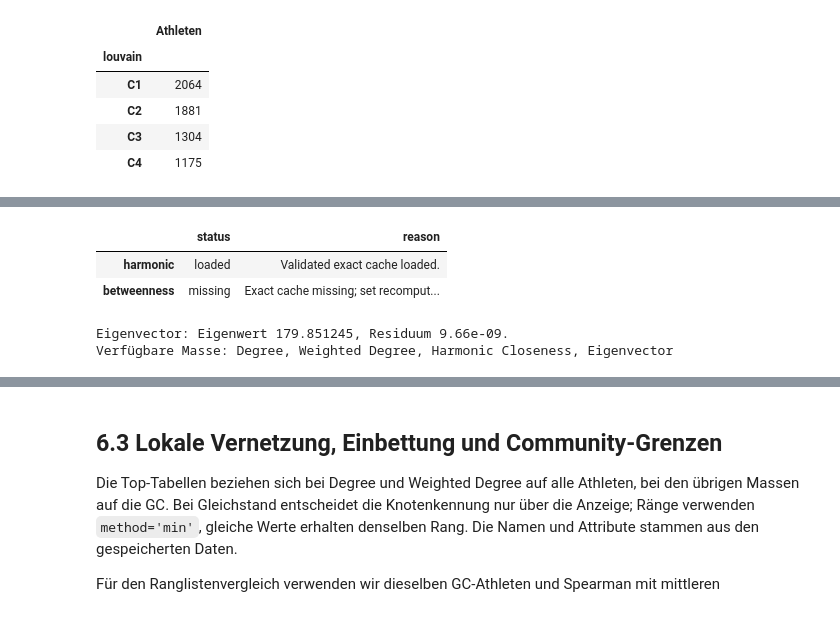
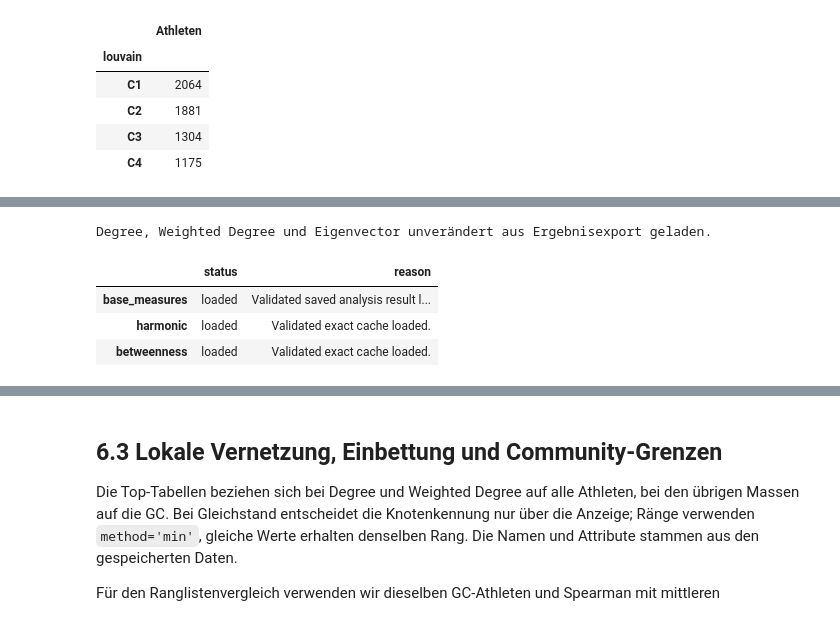
Before and after one commit to damiansze/Athletes-Network, a Jupyter notebook: Notebooks/05_zentralitaet.ipynb, the cells around one changed output, grey strips where cells are left out. Saved outputs shown, nothing was run; the diff lists cells and outputs as text; code cells hidden in the pictures.

```diff
--- a/Notebooks/05_zentralitaet.ipynb
+++ b/Notebooks/05_zentralitaet.ipynb
@@ -33,7 +33,7 @@ PROJECT_ROOT = Path.cwd() if (Path.cwd() / 'data').exists() else Path.cwd().pare
 sys.path.insert(0, str(PROJECT_ROOT / 'Notebooks'))
 from centrality_utils import (
     load_work_graph, graph_metadata, expensive_centrality,
-    group_centrality, monadic_permutation_tests,
+    group_centrality, monadic_permutation_tests, load_analysis_result,
 )
 
 NETWORK_DIR = PROJECT_ROOT / 'data/processed/networks'
@@ -43,8 +43,8 @@ REPORT_DIR = PROJECT_ROOT / 'Report/graphics'
 WORK_THRESHOLD = 2
 EXPECTED_GC_SIZE = 12_709
 RECOMPUTE_EXPENSIVE = False
-# Bei einer gezielten Neuberechnung z.B. nur ('harmonic',) auswählen.
-EXPENSIVE_MEASURES = ('harmonic', 'betweenness')
+# Nur das gewählte fehlende Mass neu berechnen; Standardlauf lädt beide Caches.
+EXPENSIVE_MEASURES = ('betweenness',)
 N_PERMUTATIONS, SEED, ALPHA = 9_999, 42, 0.05
 COLOR, MUTED = '#367da2', '#a3a29d'
 COMMUNITY_COLORS = {'C1': '#8cb900', 'C2': '#eb6834', 'C3': '#1baf7a', 'C4': '#c13a8a'}
@@ -168,40 +175,71 @@ damit keine vollständige $n\times n$-Distanzmatrix im Speicher liegen muss.
 # %%
 actors = athletes.copy()
-actors['degree'] = pd.Series(dict(G_work.degree())).reindex(actors.index).astype('int64')
-actors['degree_centrality'] = actors['degree'] / (len(G_work) - 1)
-actors['weighted_degree'] = pd.Series(dict(G_work.degree(weight='weight'))).reindex(actors.index)
+gc_order = sorted(G_gc)
+work_metadata = graph_metadata(G_work, source_sha256, WORK_THRESHOLD, population='all_nodes')
+gc_metadata = graph_metadata(G_gc, source_sha256, WORK_THRESHOLD, population='giant_component')
+base_columns = ['degree', 'degree_centrality', 'weighted_degree', 'eigenvector']
+cached_actors, base_status, previous_metadata = load_analysis_result(
+    RESULT_DIR / 'actor_centralities.parquet', work_metadata,
+    required_columns=[*base_columns, 'in_gc'],
+)
+if cached_actors is not None:
+    try:
+        assert set(cached_actors.index) == set(actors.index)
+        cached_actors = cached_actors.reindex(actors.index)
+        assert cached_actors['in_gc'].eq(actors['in_gc']).all()
+        local_values = cached_actors[['degree', 'degree_centrality', 'weighted_degree']].to_numpy(dtype=float)
+        assert np.isfinite(local_values).all() and (local_values >= 0).all()
+        assert (cached_actors['degree'] <= len(G_work) - 1).all()
+        assert (cached_actors['degree'] == np.floor(cached_actors['degree'])).all()
+        assert np.allclose(cached_actors['degree_centrality'], cached_actors['degree'] / (len(G_work) - 1))
+        assert (cached_actors['weighted_degree'] >= WORK_THRESHOLD * cached_actors['degree']).all()
+        eigenvector = cached_actors.loc[gc_order, 'eigenvector'].to_numpy(dtype=float)
+        assert np.isfinite(eigenvector).all() and (eigenvector > 0).all()
+        assert np.isclose(np.linalg.norm(eigenvector), 1)
+        assert cached_actors.loc[~actors['in_gc'], 'eigenvector'].isna().all()
+        eigen_residual = float(previous_metadata['eigenvector_residual'])
+        assert np.isfinite(eigen_residual) and eigen_residual < 1e-7
+        assert previous_metadata['normalizations']['eigenvector'] == 'GC unweighted adjacency; L2=1; scipy eigsh LA tol=1e-10'
+    except (AssertionError, KeyError, TypeError, ValueError) as error:
+        cached_actors = None
+        base_status = {'status': 'invalid', 'reason': f'Basismasse nicht wiederverwendbar: {error}'}
 
-# Symmetrische, ungewichtete Adjazenzmatrix; fester Startvektor macht eigsh reproduzierbar.
-gc_order = sorted(G_gc)
-adjacency = nx.to_scipy_sparse_array(G_gc, nodelist=gc_order, weight=None, dtype=float, format='csr')
-eigenvalue, eigenvectors = eigsh(adjacency, k=1, which='LA',
-                                 v0=np.ones(len(gc_order)), tol=1e-10)
-eigenvector = eigenvectors[:, 0]
-if eigenvector.sum() < 0:
-    eigenvector *= -1
-assert (eigenvector > 0).all() and np.isclose(np.linalg.norm(eigenvector), 1)
-eigen_residual = np.linalg.norm(adjacency @ eigenvector - eigenvalue[0] * eigenvector)
-assert eigen_residual < 1e-7
-actors['eigenvector'] = pd.Series(eigenvector, index=gc_order).reindex(actors.index)
+if cached_actors is not None:
+    actors[base_columns] = cached_actors[base_columns]
+    print('Degree, Weighted Degree und Eigenvector unverändert aus Ergebnisexport geladen.')
+else:
+    print('Kein gültiger Ergebnisexport der Basismasse:', base_status)
+    actors['degree'] = pd.Series(dict(G_work.degree())).reindex(actors.index).astype('int64')
+    actors['degree_centrality'] = actors['degree'] / (len(G_work) - 1)
+    actors['weighted_degree'] = pd.Series(dict(G_work.degree(weight='weight'))).reindex(actors.index)
+    adjacency = nx.to_scipy_sparse_array(G_gc, nodelist=gc_order, weight=None, dtype=float, format='csr')
+    eigenvalue, eigenvectors = eigsh(adjacency, k=1, which='LA', v0=np.ones(len(gc_order)), tol=1e-10)
+    eigenvector = eigenvectors[:, 0]
+    if eigenvector.sum() < 0:
+        eigenvector *= -1
+    assert (eigenvector > 0).all() and np.isclose(np.linalg.norm(eigenvector), 1)
+    eigen_residual = np.linalg.norm(adjacency @ eigenvector - eigenvalue[0] * eigenvector)
+    assert eigen_residual < 1e-7
+    actors['eigenvector'] = pd.Series(eigenvector, index=gc_order).reindex(actors.index)
+    base_status = {'status': 'computed', 'reason': 'Basismasse berechnet: kein gültiger Ergebnisexport.'}
 
-gc_metadata = graph_metadata(G_gc, source_sha256, WORK_THRESHOLD, population='giant_component')
 cache_status = {}
 for metric in ['harmonic', 'betweenness']:
     values, status = expensive_centrality(
         G_gc, metric, CACHE_DIR / f'{metric}_exact.parquet', gc_metadata,
         recompute=RECOMPUTE_EXPENSIVE and metric in EXPENSIVE_MEASURES,
     )
     actors[metric] = values.reindex(actors.index) if values is not None else np.nan
     cache_status[metric] = status
-display(pd.DataFrame(cache_status).T)
+display(pd.DataFrame({'base_measures': base_status, **cache_status}).T)
 metric_order = list(LABELS)
 available_metrics = [metric for metric in metric_order if actors.loc[gc_order, metric].notna().all()]
 assert all(metric in available_metrics for metric in ['degree_centrality', 'weighted_degree', 'eigenvector'])
-print(f'Eigenvector: Eigenwert {eigenvalue[0]:.6f}, Residuum {eigen_residual:.2e}.')
+print(f'Eigenvector-Residuum der gespeicherten Berechnung: {eigen_residual:.2e}.')
 print('Verfügbare Masse:', ', '.join(LABELS[m] for m in available_metrics))
 # %% [output]
+Degree, Weighted Degree und Eigenvector unverändert aus Ergebnisexport geladen.
 |  | status | reason |
+| base_measures | loaded | Validated saved analysis result l... |
 | harmonic | loaded | Validated exact cache loaded. |
-| betweenness | missing | Exact cache missing; set recomput... |
+| betweenness | loaded | Validated exact cache loaded. |
-Eigenvector: Eigenwert 179.851245, Residuum 9.66e-09.
-Verfügbare Masse: Degree, Weighted Degree, Harmonic Closeness, Eigenvector
```
Also changed, not shown: parts of 11 cells of this notebook, 19 other files.
